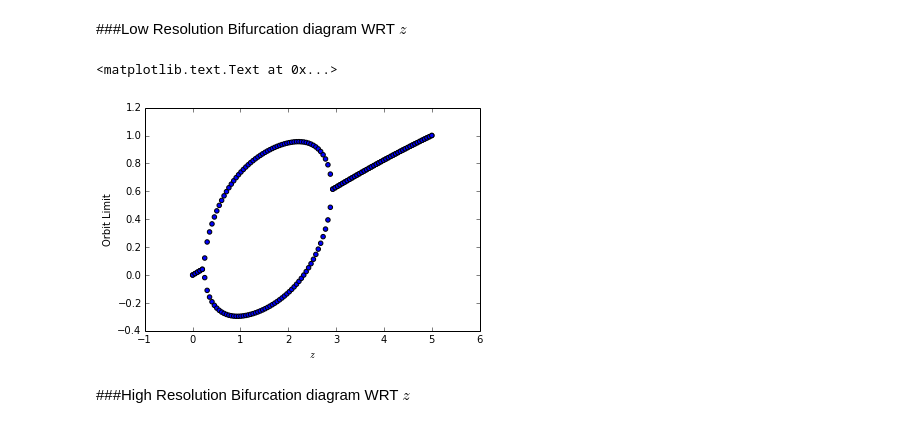
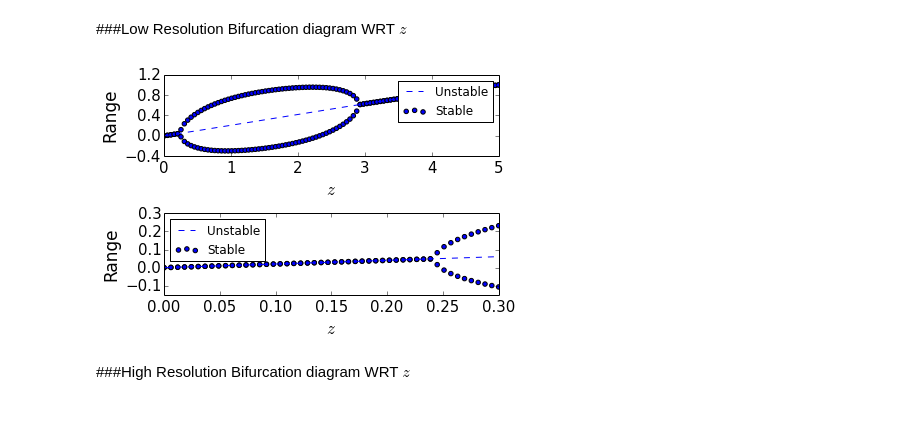
Before and after one commit to aaronshifman/modeling_final, a Jupyter notebook: ipynb/python model - isolated.ipynb, the cells around one changed output. Cells and saved outputs as stored; diff of their text form; code cells hidden in the pictures.

```diff
--- a/ipynb/python model - isolated.ipynb
+++ b/ipynb/python model - isolated.ipynb
@@ -242,9 +257,11 @@ points_x = []
 for z in zs:
     points_x.append(z)
     points_x.append(z)
-plt.scatter(points_x,points)
-plt.xlabel("$z$")
-plt.ylabel("Orbit Limit")
+
+zs = np.linspace(0,5,1000)
+v_rest = np.zeros(len(zs))
+for ix,z in enumerate(zs):
+    coeff = [-1,(1-alpha),alpha-(beta)/c,z]
+    r = np.roots(coeff)
+    r = np.real(r[np.isreal(r)])
+    v_rest[ix] = r[0]
-# %% [output]
-<matplotlib.text.Text at 0x...>
-[figure, removed]
@@ -251,2 +291,32 @@ plt.ylabel("Orbit Limit")
+# %%
+plt.subplot(2,1,1)
+plt.plot(zs,v_rest,'--')
+plt.scatter(points_x,points)
+plt.xlabel("$z$")
+plt.ylabel("Orbit Limit")
+plt.ylabel('Range')
+plt.yticks([-0.4,0,0.4,0.8,1.2])
+plt.xlim([np.min(points_x),np.max(points_x)])
+plt.gca().yaxis.label.set_size(17)
+plt.gca().xaxis.label.set_size(17)
+plt.tick_params(axis='both', which='major', labelsize=15)
+plt.legend(['Unstable','Stable'])
+
+plt.subplot(2,1,2)
+plt.plot(zs_2,v_rest_2,'--')
+plt.scatter(points_x_2,points_2)
+plt.xlabel("$z$")
+plt.ylabel("Orbit Limit")
+plt.ylabel('Range')
+plt.xlim([np.min(points_x_2),np.max(points_x_2)])
+plt.gca().yaxis.label.set_size(17)
+plt.gca().xaxis.label.set_size(17)
+plt.yticks([-0.1,0,0.1,0.2,0.3])
+plt.tick_params(axis='both', which='major', labelsize=15)
+plt.legend(['Unstable','Stable'],'upper left')
+plt.tight_layout()
+plt.savefig('../TeX/images/bifur_both.png')
+# %% [output]
+[figure, added]
 # %% [markdown]
 ###High Resolution Bifurcation diagram WRT $z$
```
Also changed, not shown: parts of 10 cells of this notebook, 5 other files.
